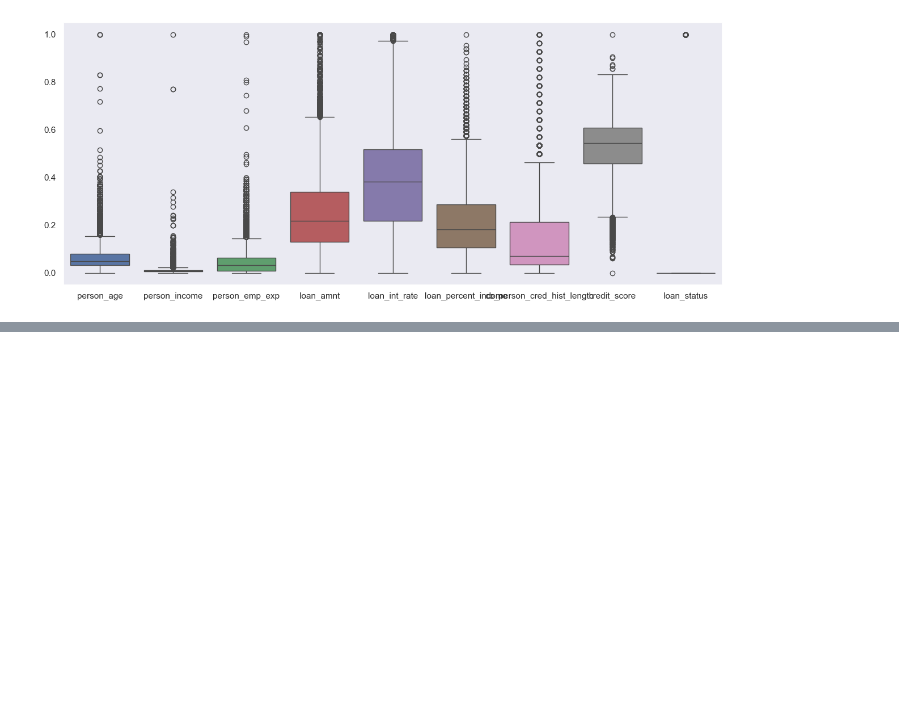
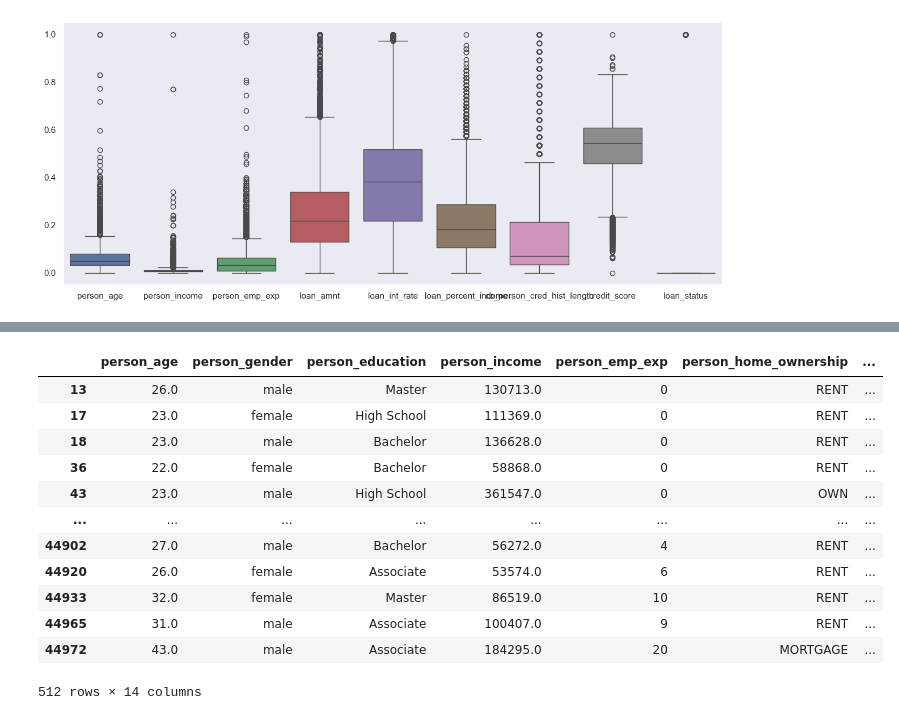
Before and after one commit to davi873/loan-approval-prediction, a Jupyter notebook: index.ipynb, the cells around one changed output, grey strips where cells are left out. Saved outputs shown, nothing was run; the diff lists cells and outputs as text; code cells hidden in the pictures; blank space fills up the shorter version.

```diff
--- a/index.ipynb
+++ b/index.ipynb
@@ -110,0 +163,16 @@ plt.show()
+# %%
+df_loan[df_loan['loan_int_rate'] >= 18]
+# %% [output]
+|  | person_age | person_gender | person_education | person_income | person_emp_exp | person_home_ownership | ... |
+| 13 | 26.0 | male | Master | 130713.0 | 0 | RENT | ... |
+| 17 | 23.0 | female | High School | 111369.0 | 0 | RENT | ... |
+| 18 | 23.0 | male | Bachelor | 136628.0 | 0 | RENT | ... |
+| 36 | 22.0 | female | Bachelor | 58868.0 | 0 | RENT | ... |
+| 43 | 23.0 | male | High School | 361547.0 | 0 | OWN | ... |
+| ... | ... | ... | ... | ... | ... | ... | ... |
+| 44902 | 27.0 | male | Bachelor | 56272.0 | 4 | RENT | ... |
+| 44920 | 26.0 | female | Associate | 53574.0 | 6 | RENT | ... |
+| 44933 | 32.0 | female | Master | 86519.0 | 10 | RENT | ... |
+| 44965 | 31.0 | male | Associate | 100407.0 | 9 | RENT | ... |
+| 44972 | 43.0 | male | Associate | 184295.0 | 20 | MORTGAGE | ... |
+512 rows × 14 columns
```
Also changed, not shown: parts of 22 cells of this notebook, 2 other files.
